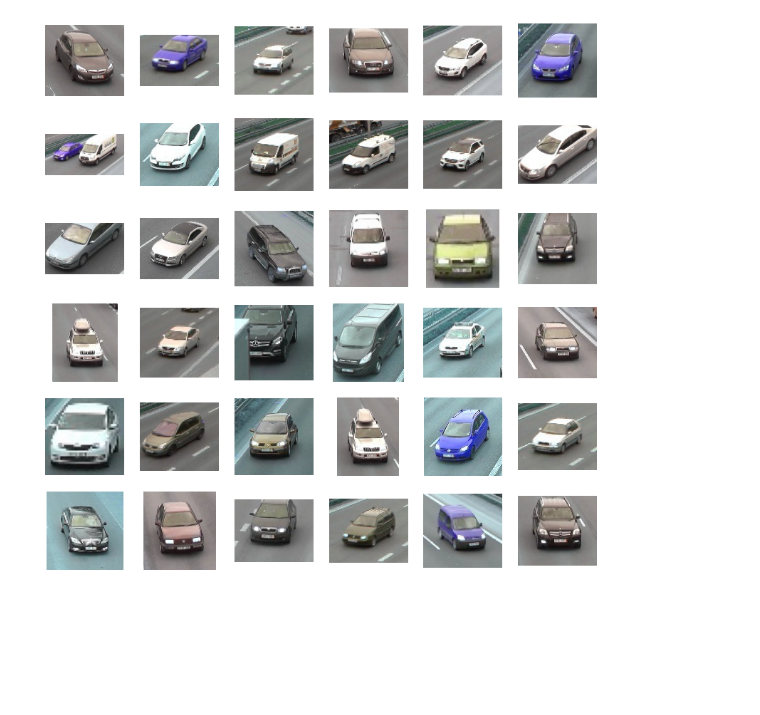
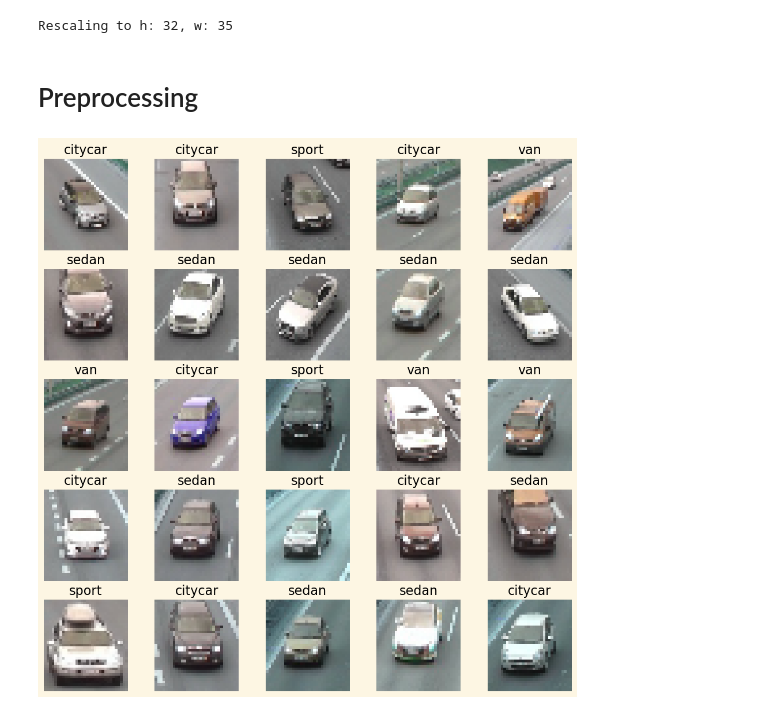
Before and after one commit to izzalDev/car-computer-vision, a Jupyter notebook: notebook/1 Classification.ipynb, the cells around one changed output. Saved outputs shown, nothing was run; the diff lists cells and outputs as text; code cells hidden in the pictures; blank space fills up the shorter version.

```diff
--- a/notebook/1 Classification.ipynb
+++ b/notebook/1 Classification.ipynb
@@ -25,0 +174,21 @@ def load_images_and_labels(data_dir):
+# %%
+heights = [image.shape[0] for image in images]
+widths = [image.shape[1] for image in images]
+ratios = [image.shape[1] / image.shape[0] for image in images]
+
+# Plotting distributions
+f, axes = plt.subplots(figsize=(20, 4), ncols=3, nrows=1)
+
+sns.kdeplot(heights, ax=axes[0], color="r", fill=True)
+sns.kdeplot(widths, ax=axes[1], color="b", fill=True)
+sns.kdeplot(ratios, ax=axes[2], color="m", fill=True)
+
+axes[0].set_xlabel("Height")
+axes[1].set_xlabel("Width")
+axes[2].set_xlabel("Ratio")
+
+axes[0].set_title('Distribution of Height')
+axes[1].set_title('Distribution of Width')
+axes[2].set_title('Distribution of Ratio')
+
+plt.show()
@@ -26,16 +197,17 @@ def load_images_and_labels(data_dir):
+# %%
+mean_ratio = np.mean(ratios)
+scale_height = 32
+scale_width = int(scale_height * mean_ratio)
+
+print(f"Rescaling to h: {int(scale_height)}, w: {int(scale_width)}");
+# %% [output]
+Rescaling to h: 32, w: 35
+# %% [markdown]
+# Preprocessing
 # %%
 def preprocess_images(images):
     processed_images = []
     for image in images:
-        image = cv2.resize(image, (16, 16))
-        image = cv2.cvtColor(image, cv2.COLOR_BGR2HSV)
+        image = cv2.resize(image, (scale_width, scale_height))
         processed_images.append(image.flatten())
     return np.array(processed_images)
-# %%
-def show_sample_images(images, reshape=(16, 16, 3), cmap=None):
-    fig, axs = plt.subplots(6, 6, figsize=(10, 10))
-    for i in range(36):
-        img_num = random.randint(0, len(images)-1)
-        axs[i//6, i%6].imshow(images[img_num].reshape(reshape), cmap=cmap)
-        axs[i//6, i%6].axis('off')
-    plt.show()
@@ -46,4 +216,4 @@ images, labels = load_images_and_labels(DATA_DIR)
 # %%
-show_sample_images(images, reshape=None)
+show_sample_images(X, labels, reshape=(scale_height, scale_width, 3), cmap=None)
 # %% [output]
-[figure, old version]
+[figure, new version]
```
Also changed, not shown: parts of 34 cells of this notebook, 11 other files.
